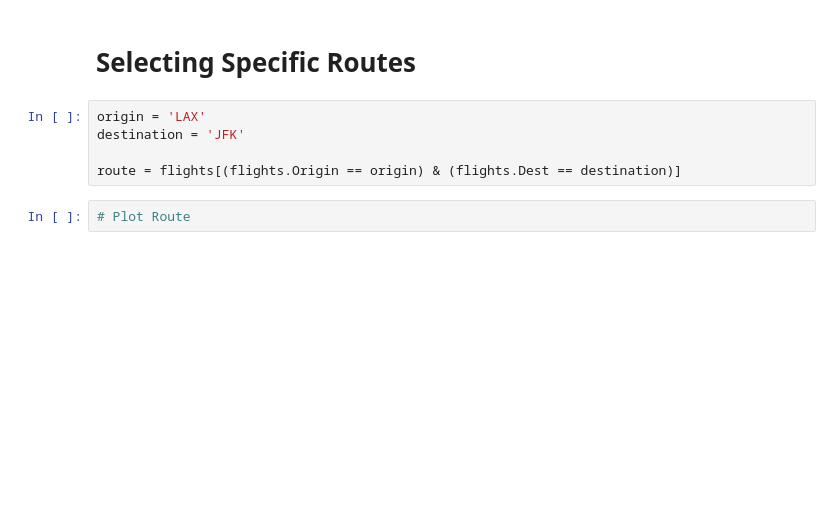
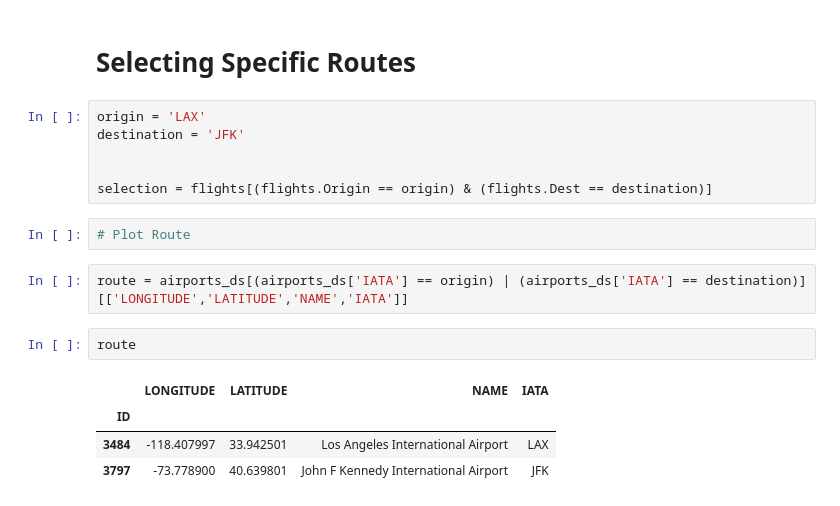
Before and after one commit to ricardozacarias/flight-delays, a Jupyter notebook: flights-eda.ipynb, the cells around one changed output. Cells and saved outputs as stored; diff of their text form; blank space fills up the shorter version.

```diff
--- a/flights-eda.ipynb
+++ b/flights-eda.ipynb
@@ -498,6 +497,16 @@ fig.show()
 origin = 'LAX'
 destination = 'JFK'
 
-route = flights[(flights.Origin == origin) & (flights.Dest == destination)]
+
+selection = flights[(flights.Origin == origin) & (flights.Dest == destination)]
 # %%
 # Plot Route
+# %%
+route = airports_ds[(airports_ds['IATA'] == origin) | (airports_ds['IATA'] == destination)][['LONGITUDE','LATITUDE','NAME','IATA']]
+# %%
+route
+# %% [output]
+|  | LONGITUDE | LATITUDE | NAME | IATA |
+| ID |  |  |  |  |
+| 3484 | -118.407997 | 33.942501 | Los Angeles International Airport | LAX |
+| 3797 | -73.778900 | 40.639801 | John F Kennedy International Airport | JFK |
```
Also changed, not shown: parts of 2 cells of this notebook.
